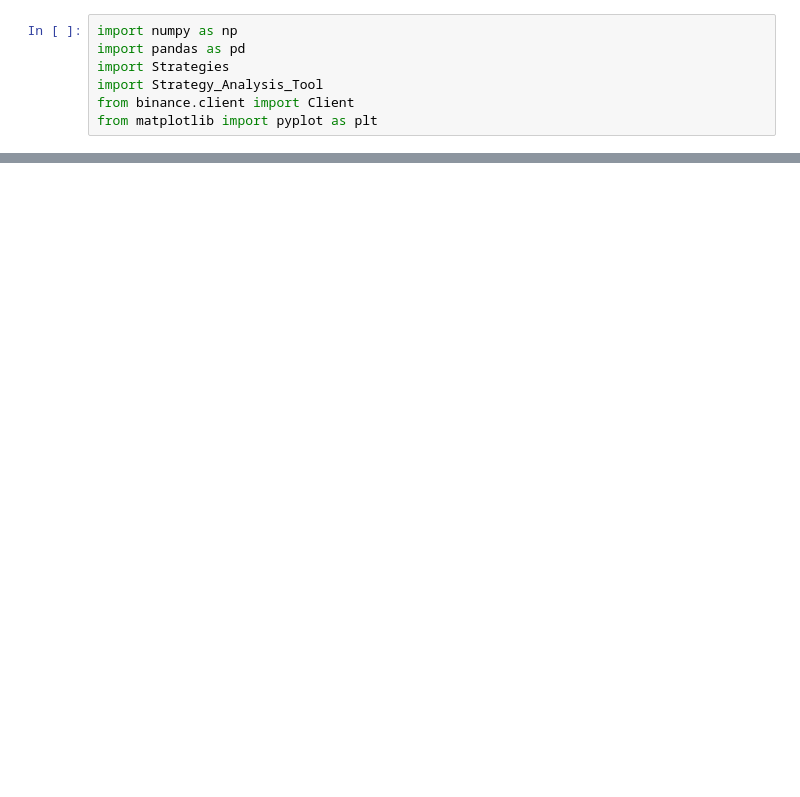
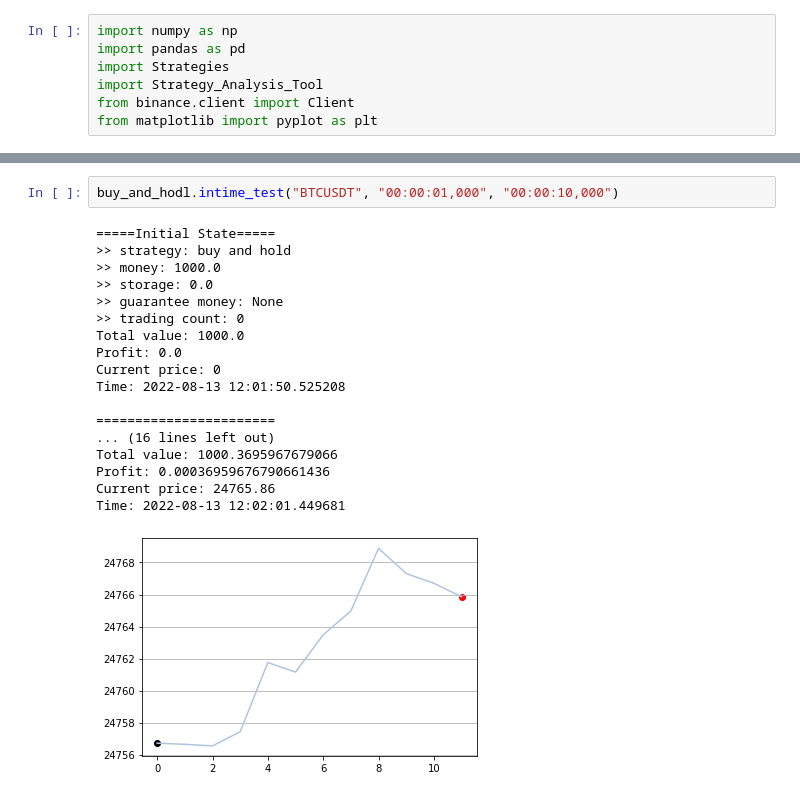
Before and after one commit to LagerWu0501/Grid_Trading, a Jupyter notebook: example.ipynb, the cells around one changed output, grey strips where cells are left out. Saved outputs shown, nothing was run; the diff lists cells and outputs as text; blank space fills up the shorter version.

Commit message:
Imtime test done

```diff
--- a/example.ipynb
+++ b/example.ipynb
@@ -76,0 +77,21 @@ strategy: buy and hold , trading count: 2 , profit: -0.0037216932994019064 , sha
+# %%
+buy_and_hodl.intime_test("BTCUSDT", "00:00:01,000", "00:00:10,000")
+# %% [output]
+=====Initial State=====
+>> strategy: buy and hold
+>> money: 1000.0
+>> storage: 0.0
+>> guarantee money: None
+>> trading count: 0
+Total value: 1000.0
+Profit: 0.0
+Current price: 0
+Time: 2022-08-13 12:01:50.525208
+
+=======================
+... (16 lines left out)
+Total value: 1000.3695967679066
+Profit: 0.00036959676790661436
+Current price: 24765.86
+Time: 2022-08-13 12:02:01.449681
+[figure, added]
```
Also changed, not shown: parts of 4 cells of this notebook, 4 other files.
